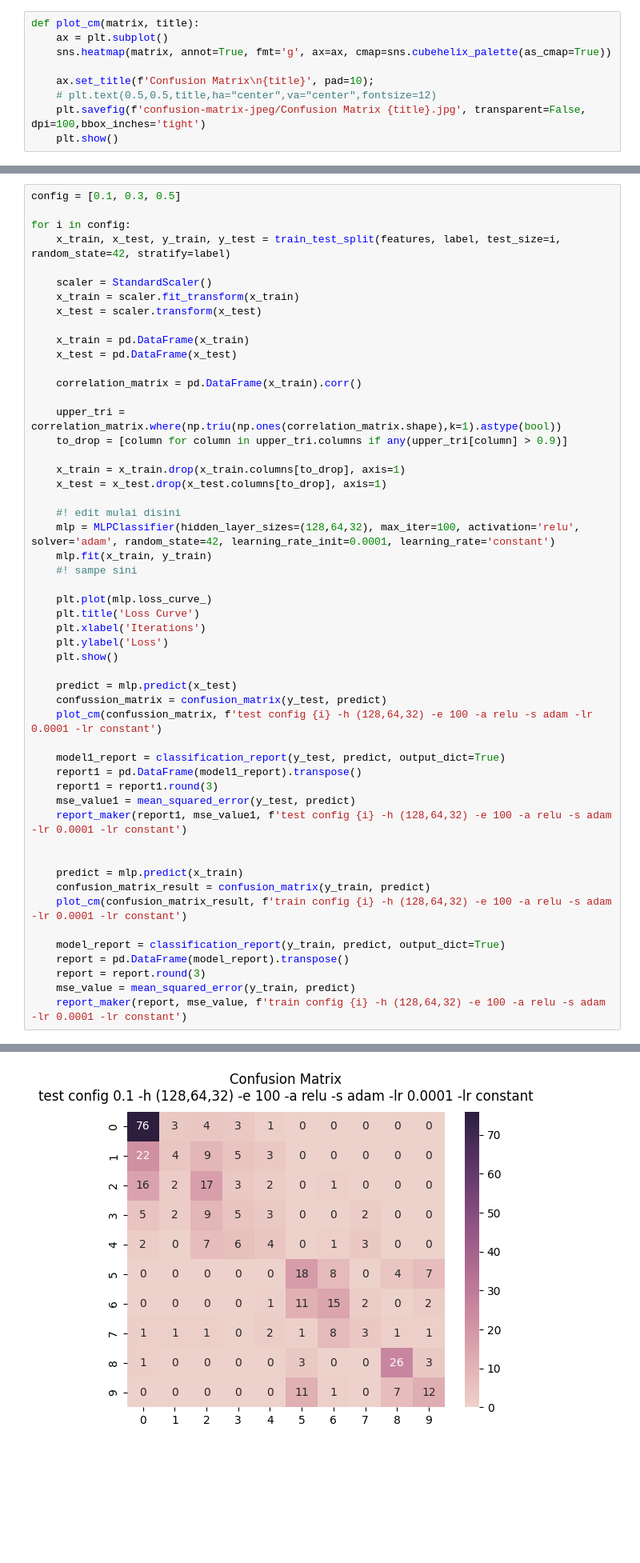
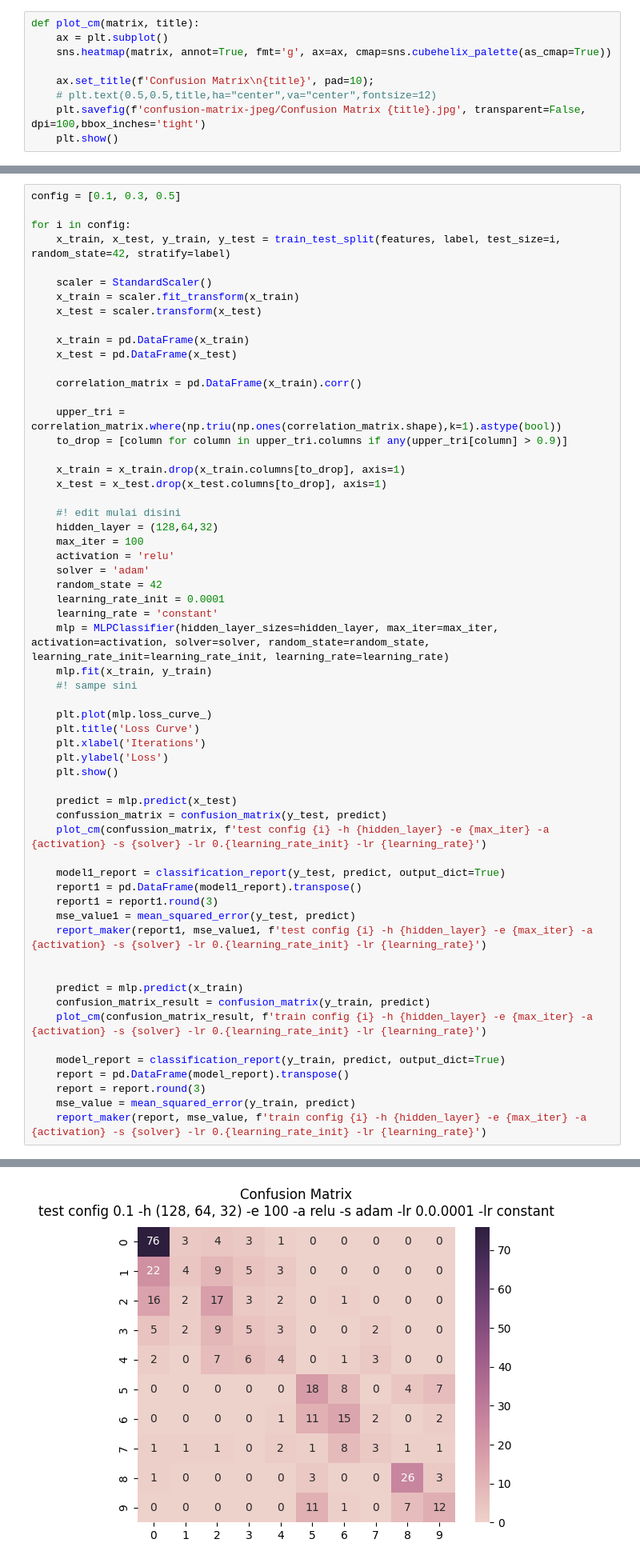
Before and after one commit to WawanWidiantara/Multi-Layer-Perceptron, a Jupyter notebook: MLP-sklearn.ipynb, the cells around one changed output, grey strips where cells are left out. Shown at 80% size. Cells and saved outputs as stored; diff of their text form; blank space fills up the shorter version.

```diff
--- a/MLP-sklearn.ipynb
+++ b/MLP-sklearn.ipynb
@@ -419,37 +419,44 @@ for i in config:
     x_test = x_test.drop(x_test.columns[to_drop], axis=1)
 
     #! edit mulai disini
-    mlp = MLPClassifier(hidden_layer_sizes=(128,64,32), max_iter=100, activation='relu', solver='adam', random_state=42, learning_rate_init=0.0001, learning_rate='constant')
+    hidden_layer = (128,64,32)
+    max_iter = 100
+    activation = 'relu'
+    solver = 'adam'
+    random_state = 42
+    learning_rate_init = 0.0001
+    learning_rate = 'constant'
+    mlp = MLPClassifier(hidden_layer_sizes=hidden_layer, max_iter=max_iter, activation=activation, solver=solver, random_state=random_state, learning_rate_init=learning_rate_init, learning_rate=learning_rate)
     mlp.fit(x_train, y_train)
     #! sampe sini
 
     plt.plot(mlp.loss_curve_)
     plt.title('Loss Curve')
     plt.xlabel('Iterations')
     plt.ylabel('Loss')
     plt.show()
 
     predict = mlp.predict(x_test)
     confussion_matrix = confusion_matrix(y_test, predict)
-    plot_cm(confussion_matrix, f'test config {i} -h (128,64,32) -e 100 -a relu -s adam -lr 0.0001 -lr constant')
+    plot_cm(confussion_matrix, f'test config {i} -h {hidden_layer} -e {max_iter} -a {activation} -s {solver} -lr 0.{learning_rate_init} -lr {learning_rate}')
 
     model1_report = classification_report(y_test, predict, output_dict=True)
     report1 = pd.DataFrame(model1_report).transpose()
     report1 = report1.round(3)
     mse_value1 = mean_squared_error(y_test, predict)
-    report_maker(report1, mse_value1, f'test config {i} -h (128,64,32) -e 100 -a relu -s adam -lr 0.0001 -lr constant')
+    report_maker(report1, mse_value1, f'test config {i} -h {hidden_layer} -e {max_iter} -a {activation} -s {solver} -lr 0.{learning_rate_init} -lr {learning_rate}')
 
 
     predict = mlp.predict(x_train)
     confusion_matrix_result = confusion_matrix(y_train, predict)
-    plot_cm(confusion_matrix_result, f'train config {i} -h (128,64,32) -e 100 -a relu -s adam -lr 0.0001 -lr constant')
+    plot_cm(confusion_matrix_result, f'train config {i} -h {hidden_layer} -e {max_iter} -a {activation} -s {solver} -lr 0.{learning_rate_init} -lr {learning_rate}')
 
     model_report = classification_report(y_train, predict, output_dict=True)
     report = pd.DataFrame(model_report).transpose()
     report = report.round(3)
     mse_value = mean_squared_error(y_train, predict)
-    report_maker(report, mse_value, f'train config {i} -h (128,64,32) -e 100 -a relu -s adam -lr 0.0001 -lr constant')
+    report_maker(report, mse_value, f'train config {i} -h {hidden_layer} -e {max_iter} -a {activation} -s {solver} -lr 0.{learning_rate_init} -lr {learning_rate}')
 # %% [output]
 [figure]
-[figure, old version]
+[figure, new version]
 [figure]
```
Also changed, not shown: parts of 2 cells of this notebook, 20 other files.
